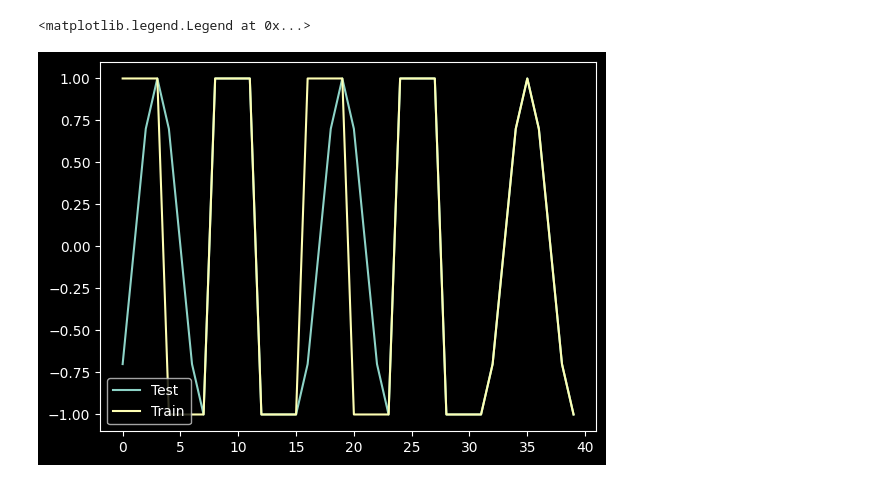
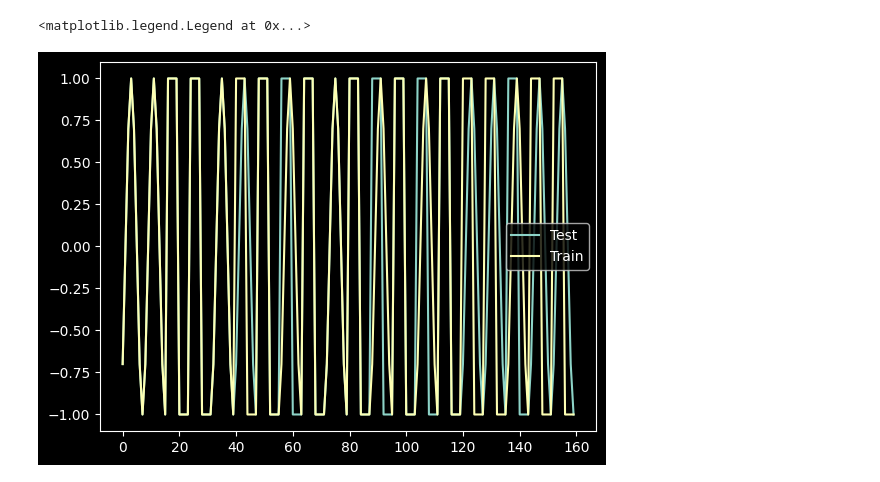
Before and after one commit to nicolasmalet/Quantum-Learn, a Jupyter notebook: TestQRC.ipynb, the cells around one changed output. Cells and saved outputs as stored; diff of their text form; code cells hidden in the pictures.

```diff
--- a/TestQRC.ipynb
+++ b/TestQRC.ipynb
@@ -7,18 +8,18 @@ from quantumQRC.reservoir_computing import Reservoir
 from quantum_simulation.configs import quantum_parameters_config, jpc_config_dudas
 from quantum_simulation.jpc_chip import JpcChip
 # %%
-X_train_np, Y_train_np = create_data(5)
-X_test_np, Y_test_np = create_data(5)
+X_train_np, Y_train_np = create_data(20)
+X_test_np, Y_test_np = create_data(20)
 
 X_train, Y_train = jnp.array(X_train_np), jnp.array(Y_train_np)
 X_test, Y_test = jnp.array(X_test_np), jnp.array(Y_test_np)
 
 plt.plot(X_test, label='Test')
 plt.plot(X_train, label='Train')
 plt.legend()
 # %% [output]
 <matplotlib.legend.Legend at 0x...>
-[figure, old version]
+[figure, new version]
 # %%
 jpc_config_dudas.summary()
 # %% [output]
```
Also changed, not shown: parts of 9 cells of this notebook, 9 other files.
